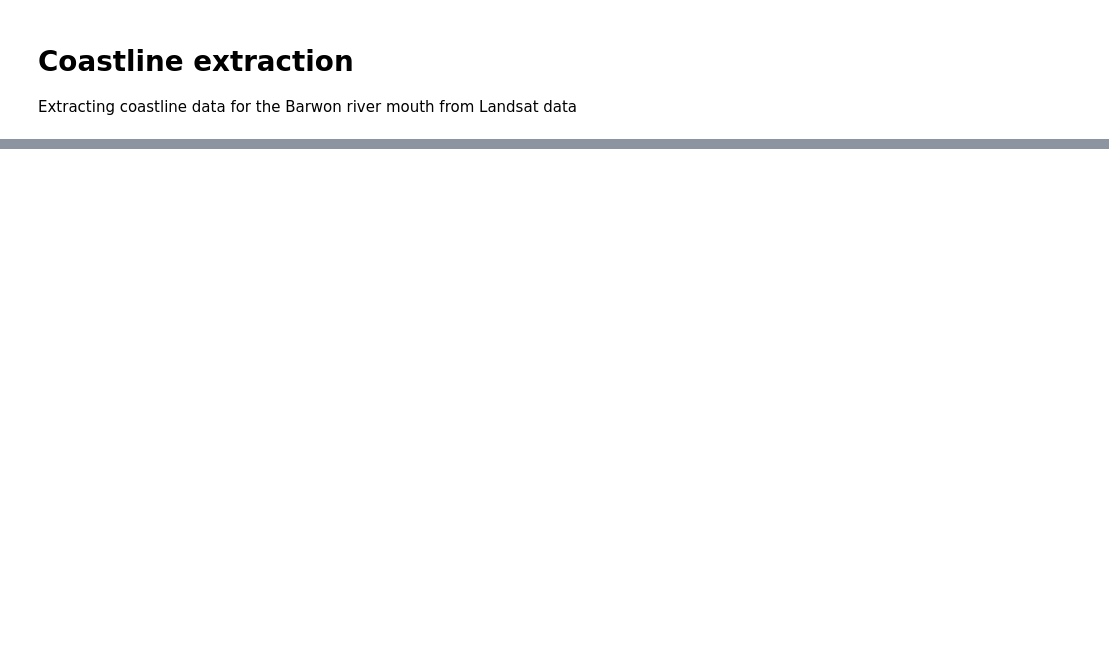
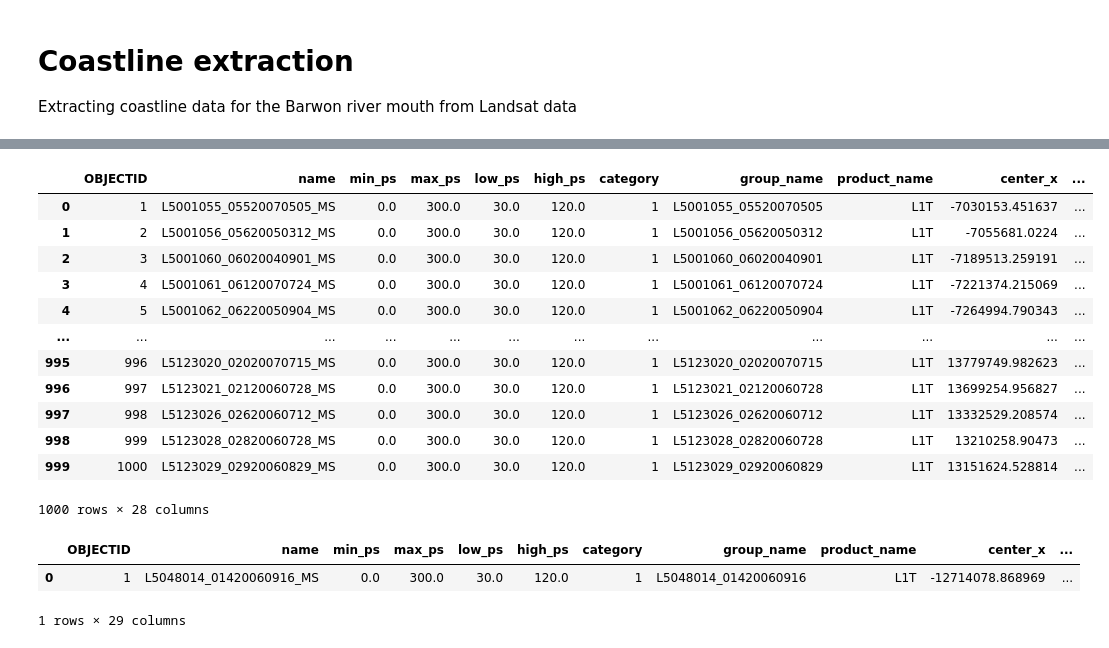
Before and after one commit to sabastianbouma/coastline_mapping, a Jupyter notebook: notebooks/01_coastline_extraction.ipynb, the cells around one changed output, grey strips where cells are left out. Cells and saved outputs as stored; diff of their text form; code cells hidden in the pictures; blank space fills up the shorter version.

```diff
--- a/notebooks/01_coastline_extraction.ipynb
+++ b/notebooks/01_coastline_extraction.ipynb
@@ -34,0 +137,14 @@ ImportError: The login failed because the arcpy library could not be found in yo
+# %%
+clip_diff1 = clip(dra1, aoi_geom)
+water_ras = greater_than([clip_diff1, 0], extent_type='FirstOf', cellsize_type='FirstOf')
+warnings.filterwarnings("ignore", message="Unverified HTTPS request")
+water_raster = water_ras.save('water_ras'+str(datetime.now().microsecond), gis=gis2)
+# dra2 = arcgis.raster.functions.stretch(water_ras,
+#                                       stretch_type='MinMax',
+#                                       dra=True)
+# dra2
+dra2 = arcgis.raster.functions.stretch(water_ras,
+                                      stretch_type='MinMax',
+                                      dra=True)
+dra2_ras = dra2.save("dra_raster"+str(datetime.now().microsecond), gis=gis2)
+dra2
@@ -34,0 +162,20 @@ ImportError: The login failed because the arcpy library could not be found in yo
+# %%
+## Create dataframe from feature layer and get water polygons
+dfm1 = dra2.query().sdf
+water_poly = gis2.content.import_data(dfm1, title='coast_poly_full'+str(datetime.now().microsecond))
+# %%
+water_poly.layers[0].query().sdf
+# %% [output]
+|  | OBJECTID | name | min_ps | max_ps | low_ps | high_ps | category | group_name | product_name | center_x | ... |
+| 0 | 1 | L5001055_05520070505_MS | 0.0 | 300.0 | 30.0 | 120.0 | 1 | L5001055_05520070505 | L1T | -7030153.451637 | ... |
+| 1 | 2 | L5001056_05620050312_MS | 0.0 | 300.0 | 30.0 | 120.0 | 1 | L5001056_05620050312 | L1T | -7055681.0224 | ... |
+| 2 | 3 | L5001060_06020040901_MS | 0.0 | 300.0 | 30.0 | 120.0 | 1 | L5001060_06020040901 | L1T | -7189513.259191 | ... |
+| 3 | 4 | L5001061_06120070724_MS | 0.0 | 300.0 | 30.0 | 120.0 | 1 | L5001061_06120070724 | L1T | -7221374.215069 | ... |
+| 4 | 5 | L5001062_06220050904_MS | 0.0 | 300.0 | 30.0 | 120.0 | 1 | L5001062_06220050904 | L1T | -7264994.790343 | ... |
+| ... | ... | ... | ... | ... | ... | ... | ... | ... | ... | ... | ... |
+| 995 | 996 | L5123020_02020070715_MS | 0.0 | 300.0 | 30.0 | 120.0 | 1 | L5123020_02020070715 | L1T | 13779749.982623 | ... |
+| 996 | 997 | L5123021_02120060728_MS | 0.0 | 300.0 | 30.0 | 120.0 | 1 | L5123021_02120060728 | L1T | 13699254.956827 | ... |
+| 997 | 998 | L5123026_02620060712_MS | 0.0 | 300.0 | 30.0 | 120.0 | 1 | L5123026_02620060712 | L1T | 13332529.208574 | ... |
+| 998 | 999 | L5123028_02820060728_MS | 0.0 | 300.0 | 30.0 | 120.0 | 1 | L5123028_02820060728 | L1T | 13210258.90473 | ... |
+| 999 | 1000 | L5123029_02920060829_MS | 0.0 | 300.0 | 30.0 | 120.0 | 1 | L5123029_02920060829 | L1T | 13151624.528814 | ... |
+1000 rows × 28 columns
@@ -34,0 +188,7 @@ ImportError: The login failed because the arcpy library could not be found in yo
+# %%
+dc_df = pd.DataFrame.spatial.from_layer(coast_poly.layers[0])
+display(dc_df.head())
+# %% [output]
+|  | OBJECTID | name | min_ps | max_ps | low_ps | high_ps | category | group_name | product_name | center_x | ... |
+| 0 | 1 | L5048014_01420060916_MS | 0.0 | 300.0 | 30.0 | 120.0 | 1 | L5048014_01420060916 | L1T | -12714078.868969 | ... |
+1 rows × 29 columns
```
Also changed, not shown: parts of 12 cells of this notebook, 1 other file.
